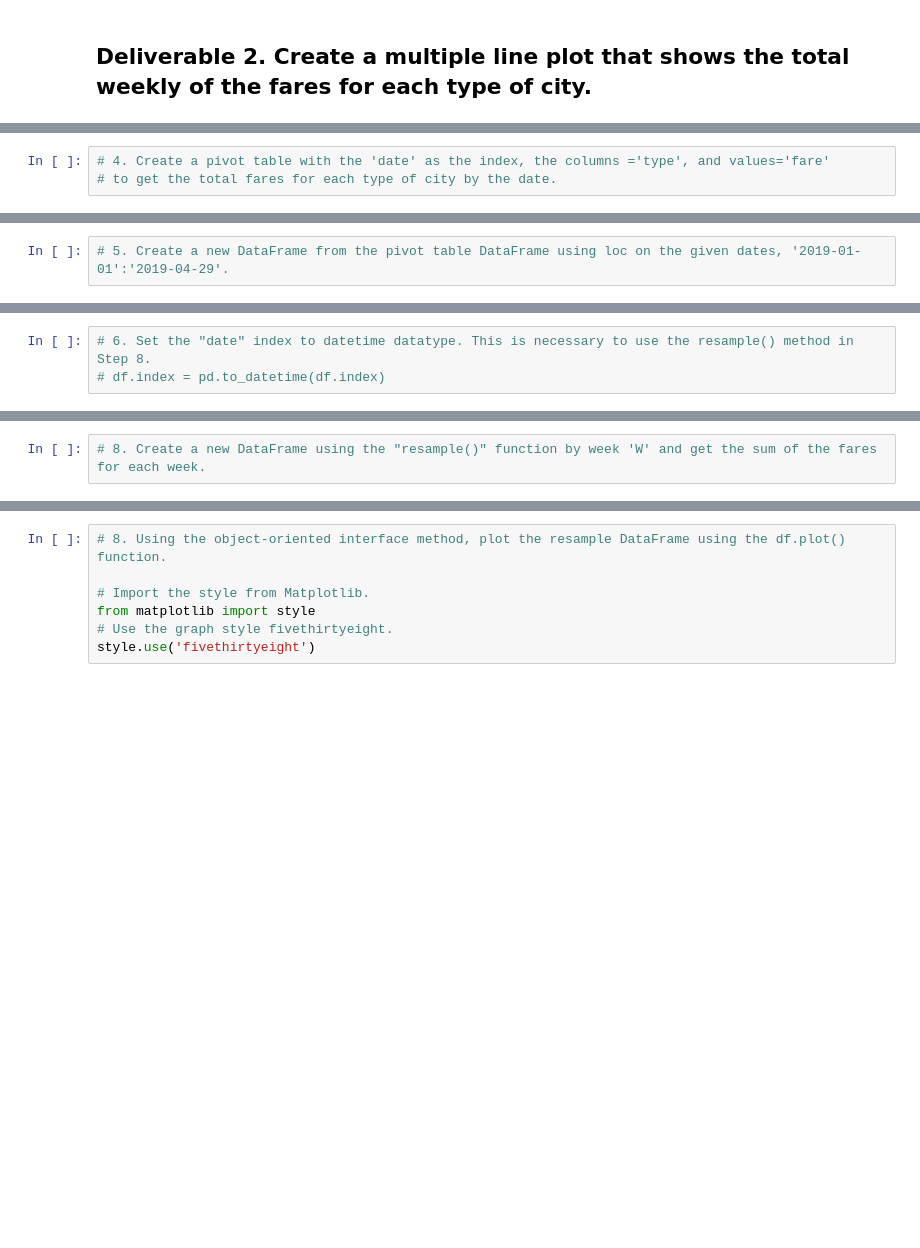
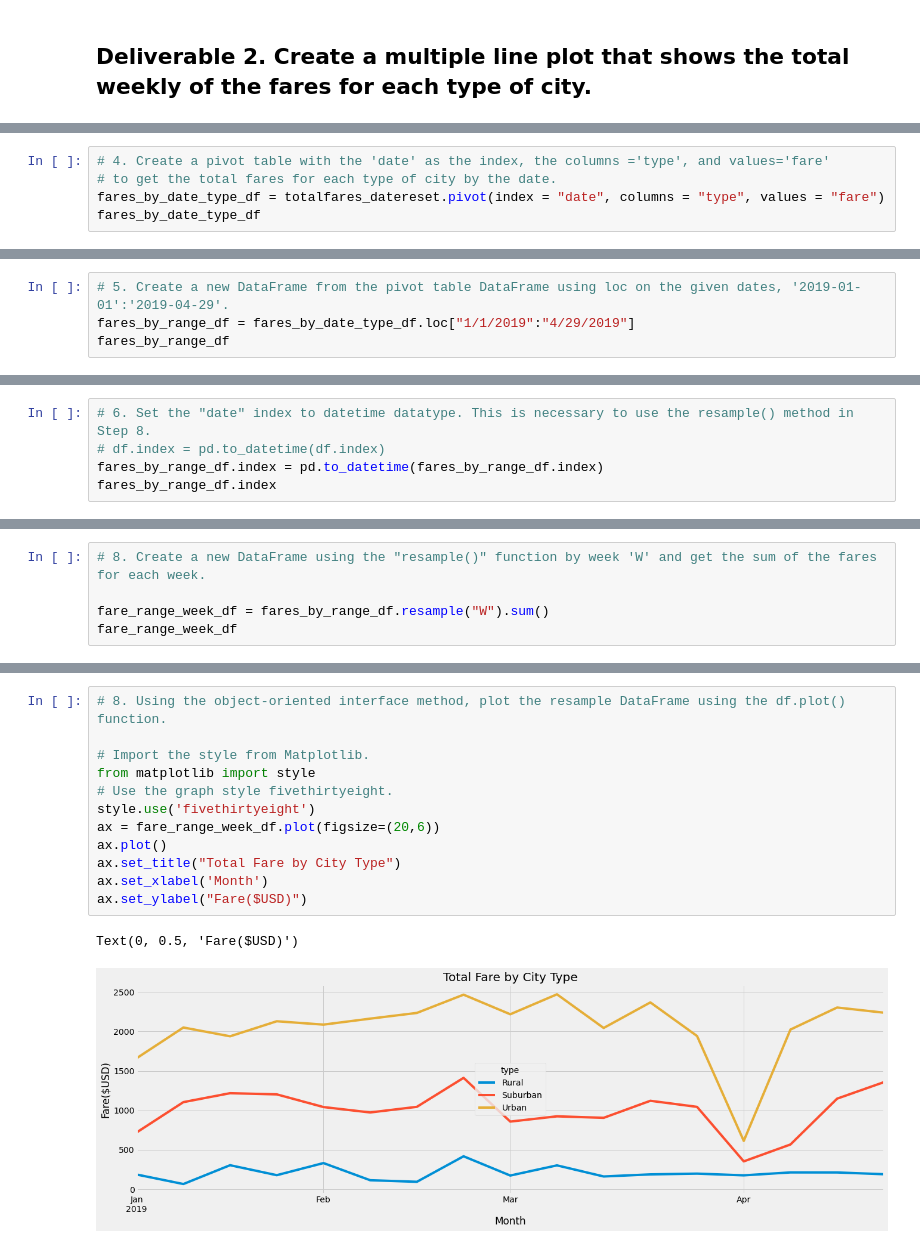
Before and after one commit to DONtheGREAT/PyBer_Analysis, a Jupyter notebook: PyBer_Challenge_starter_code.ipynb, the cells around one changed output, grey strips where cells are left out. Saved outputs shown, nothing was run; the diff lists cells and outputs as text; blank space fills up the shorter version.

Commit message:
date range bug

```diff
--- a/PyBer_Challenge_starter_code.ipynb
+++ b/PyBer_Challenge_starter_code.ipynb
@@ -153,3 +197,5 @@ pyber_summary_df = pd.DataFrame({
 # %%
 # 4. Create a pivot table with the 'date' as the index, the columns ='type', and values='fare'
 # to get the total fares for each type of city by the date.
+fares_by_date_type_df = totalfares_datereset.pivot(index = "date", columns = "type", values = "fare")
+fares_by_date_type_df
@@ -156,2 +217,4 @@ pyber_summary_df = pd.DataFrame({
 # %%
 # 5. Create a new DataFrame from the pivot table DataFrame using loc on the given dates, '2019-01-01':'2019-04-29'.
+fares_by_range_df = fares_by_date_type_df.loc["1/1/2019":"4/29/2019"]
+fares_by_range_df
@@ -158,3 +236,5 @@ pyber_summary_df = pd.DataFrame({
 # %%
 # 6. Set the "date" index to datetime datatype. This is necessary to use the resample() method in Step 8.
 # df.index = pd.to_datetime(df.index)
+fares_by_range_df.index = pd.to_datetime(fares_by_range_df.index)
+fares_by_range_df.index
@@ -163,2 +268,5 @@ pyber_summary_df = pd.DataFrame({
 # %%
 # 8. Create a new DataFrame using the "resample()" function by week 'W' and get the sum of the fares for each week.
+
+fare_range_week_df = fares_by_range_df.resample("W").sum()
+fare_range_week_df
@@ -165,7 +313,15 @@ pyber_summary_df = pd.DataFrame({
 # %%
 # 8. Using the object-oriented interface method, plot the resample DataFrame using the df.plot() function.
 
 # Import the style from Matplotlib.
 from matplotlib import style
 # Use the graph style fivethirtyeight.
 style.use('fivethirtyeight')
+ax = fare_range_week_df.plot(figsize=(20,6))
+ax.plot()
+ax.set_title("Total Fare by City Type")
+ax.set_xlabel('Month')
+ax.set_ylabel("Fare($USD)")
+# %% [output]
+Text(0, 0.5, 'Fare($USD)')
+[figure, added]
```
Also changed, not shown: parts of 9 cells of this notebook.
